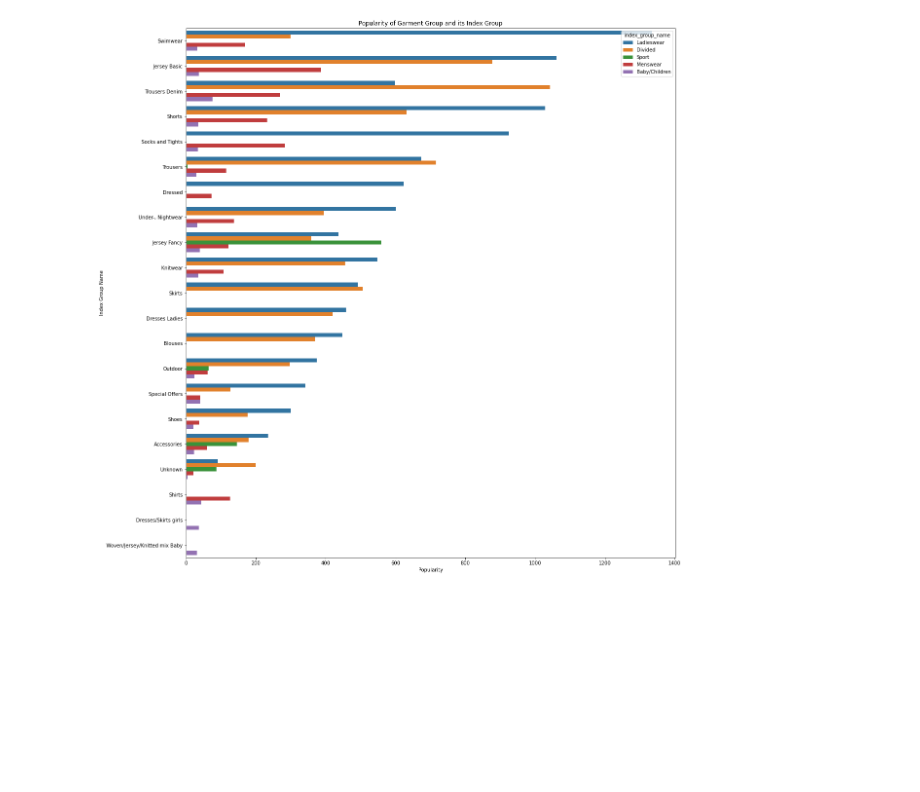
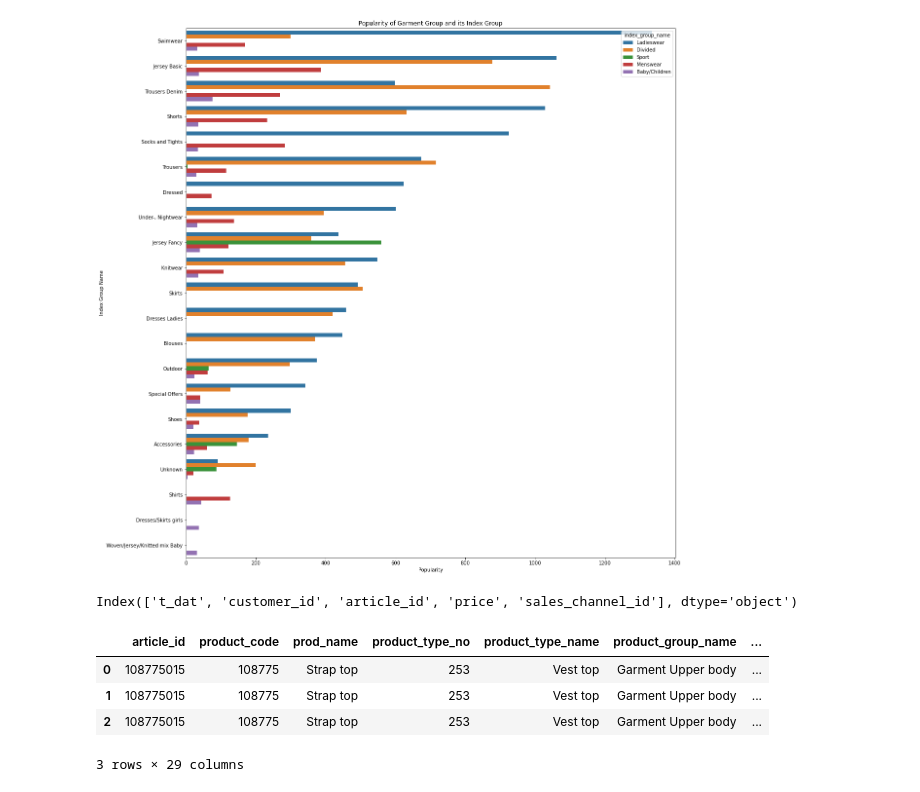
Before and after one commit to xper100/kagglestudy, a Jupyter notebook: H&M Personalized Recommendation/H&M Analysis.ipynb, the cells around one changed output. Drawn from its saved outputs; the diff is of its cells as text; code cells hidden in the pictures; blank space fills up the shorter version.

```diff
--- a/H&M Personalized Recommendation/H&M Analysis.ipynb
+++ b/H&M Personalized Recommendation/H&M Analysis.ipynb
@@ -424,3 +447,15 @@ plt.title('Popularity of Garment Group and its Index Group')
 plt.show()
 # %% [output]
 [figure]
+# %%
+transactions_train.columns
+# %% [output]
+Index(['t_dat', 'customer_id', 'article_id', 'price', 'sales_channel_id'], dtype='object')
+# %%
+transation_article.head(3)
+# %% [output]
+|  | article_id | product_code | prod_name | product_type_no | product_type_name | product_group_name | ... |
+| 0 | 108775015 | 108775 | Strap top | 253 | Vest top | Garment Upper body | ... |
+| 1 | 108775015 | 108775 | Strap top | 253 | Vest top | Garment Upper body | ... |
+| 2 | 108775015 | 108775 | Strap top | 253 | Vest top | Garment Upper body | ... |
+3 rows × 29 columns
```
Also changed, not shown: parts of 9 cells of this notebook, 3 other files.
